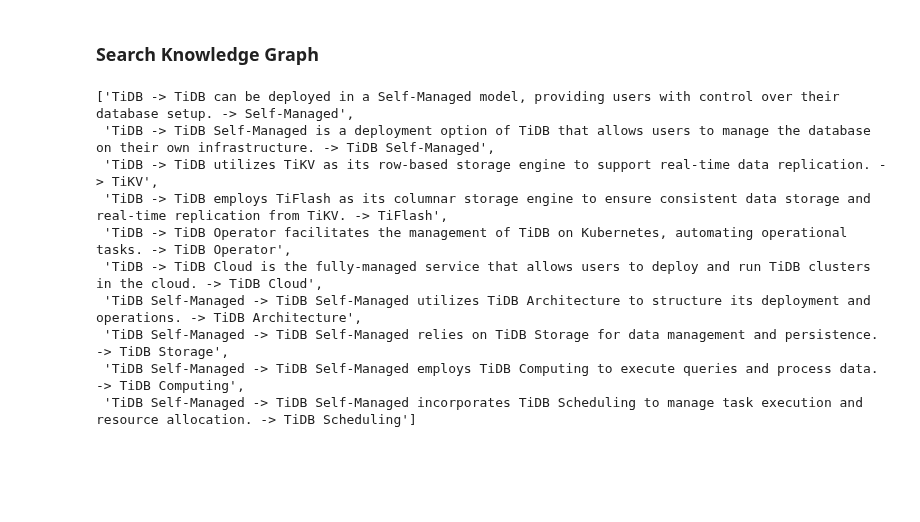
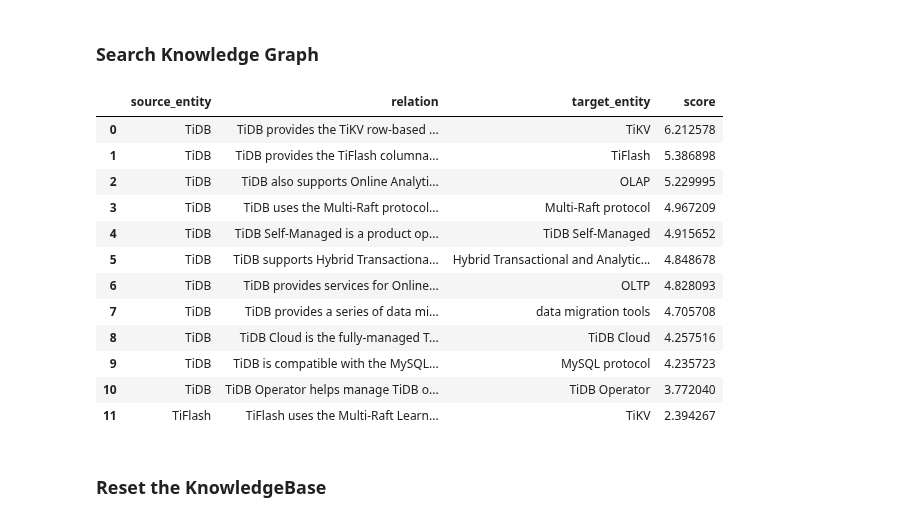
Before and after one commit to pingcap/autoflow, a Jupyter notebook: core/examples/quickstart/quickstart.ipynb, the cells around one changed output. Drawn from its saved outputs; the diff is of its cells as text; code cells hidden in the pictures; blank space fills up the shorter version.

Commit message:
feat: add quickstart

```diff
--- a/core/examples/quickstart/quickstart.ipynb
+++ b/core/examples/quickstart/quickstart.ipynb
@@ -85,23 +74,20 @@ af = Autoflow.from_config(
 # %% [markdown]
 ### Create knowledge base
 # %%
-from uuid import UUID
-from autoflow.types import IndexMethod
-from autoflow.llms.chat_models import ChatModel
-from autoflow.llms.embeddings import EmbeddingModel
+from autoflow.configs.knowledge_base import IndexMethod
+from autoflow.models.llms import LLM
+from autoflow.models.embedding_models import EmbeddingModel
 
-chat_model = ChatModel("gpt-4o-mini")
-embed_model = EmbeddingModel(
-    model_name="text-embedding_models-3-small", dimensions=1536
-)
+llm = LLM("gpt-4o-mini")
+embed_model = EmbeddingModel("text-embedding-3-small")
 
 kb = af.create_knowledge_base(
-    id=UUID("655b6cf3-8b30-4839-ba8b-5ed3c502f30e"),
+    namespace="quickstart",
     name="New KB",
     description="This is a knowledge base for testing",
     index_methods=[IndexMethod.VECTOR_SEARCH, IndexMethod.KNOWLEDGE_GRAPH],
-    chat_model=chat_model,
+    llm=llm,
     embedding_model=embed_model,
 )
-kb.model_dump()
+kb.model_dump_json()
 # %% [output]
@@ -109,2 +100,7 @@ ModuleNotFoundError: No module named 'autoflow.models.entity'
+# %%
+from autoflow.chunkers.text import TextChunker
+from autoflow.configs.chunkers.text import TextChunkerConfig
+
+text_chunker = TextChunker(config=TextChunkerConfig(chunk_size=512, chunk_overlap=20))
 # %% [markdown]
 ### Import documents from files
@@ -116,9 +107,8 @@ current_dir
 # %%
-from pathlib import Path
+docs = kb.add("./fixtures/tidb-overview.md", chunker=text_chunker)
 
-kb.add(
-    files=[
-        Path(current_dir) / "fixtures" / "tidb-overview.md",
-    ]
+DataFrame(
+    [(c.id, c.text) for c in docs[0].chunks],
+    columns=["id", "text"],
 )
 # %% [output]
@@ -141,16 +138,30 @@ result = kb.search_documents(
 # %%
 kg = kb.search_knowledge_graph(
     query="What is TiDB?",
 )
-[(r.rag_description) for r in kg.relationships]
+
+# Notice: socre is the result of a weighted formula
+
+DataFrame(
+    [
+        (r.source_entity.name, r.description, r.target_entity.name, r.score)
+        for r in kg.relationships
+    ],
+    columns=["source_entity", "relation", "target_entity", "score"],
+)
 # %% [output]
-['TiDB -> TiDB can be deployed in a Self-Managed model, providing users with control over their database setup. -> Self-Managed',
- 'TiDB -> TiDB Self-Managed is a deployment option of TiDB that allows users to manage the database on their own infrastructure. -> TiDB Self-Managed',
- 'TiDB -> TiDB utilizes TiKV as its row-based storage engine to support real-time data replication. -> TiKV',
- 'TiDB -> TiDB employs TiFlash as its columnar storage engine to ensure consistent data storage and real-time replication from TiKV. -> TiFlash',
- 'TiDB -> TiDB Operator facilitates the management of TiDB on Kubernetes, automating operational tasks. -> TiDB Operator',
- 'TiDB -> TiDB Cloud is the fully-managed service that allows users to deploy and run TiDB clusters in the cloud. -> TiDB Cloud',
- 'TiDB Self-Managed -> TiDB Self-Managed utilizes TiDB Architecture to structure its deployment and operations. -> TiDB Architecture',
- 'TiDB Self-Managed -> TiDB Self-Managed relies on TiDB Storage for data management and persistence. -> TiDB Storage',
- 'TiDB Self-Managed -> TiDB Self-Managed employs TiDB Computing to execute queries and process data. -> TiDB Computing',
- 'TiDB Self-Managed -> TiDB Self-Managed incorporates TiDB Scheduling to manage task execution and resource allocation. -> TiDB Scheduling']
+|  | source_entity | relation | target_entity | score |
+| 0 | TiDB | TiDB provides the TiKV row-based ... | TiKV | 6.212578 |
+| 1 | TiDB | TiDB provides the TiFlash columna... | TiFlash | 5.386898 |
+| 2 | TiDB | TiDB also supports Online Analyti... | OLAP | 5.229995 |
+| 3 | TiDB | TiDB uses the Multi-Raft protocol... | Multi-Raft protocol | 4.967209 |
+| 4 | TiDB | TiDB Self-Managed is a product op... | TiDB Self-Managed | 4.915652 |
+| 5 | TiDB | TiDB supports Hybrid Transactiona... | Hybrid Transactional and Analytic... | 4.848678 |
+| 6 | TiDB | TiDB provides services for Online... | OLTP | 4.828093 |
+| 7 | TiDB | TiDB provides a series of data mi... | data migration tools | 4.705708 |
+| 8 | TiDB | TiDB Cloud is the fully-managed T... | TiDB Cloud | 4.257516 |
+| 9 | TiDB | TiDB is compatible with the MySQL... | MySQL protocol | 4.235723 |
+| 10 | TiDB | TiDB Operator helps manage TiDB o... | TiDB Operator | 3.772040 |
+| 11 | TiFlash | TiFlash uses the Multi-Raft Learn... | TiKV | 2.394267 |
+# %% [markdown]
+### Reset the KnowledgeBase
```
Also changed, not shown: parts of 14 cells of this notebook, 12 other files.
